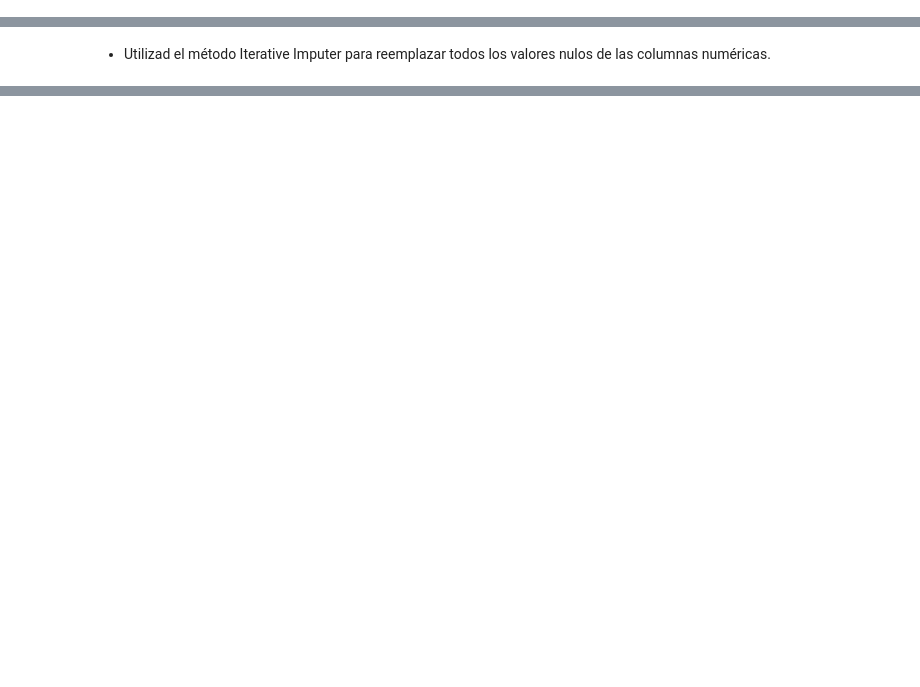
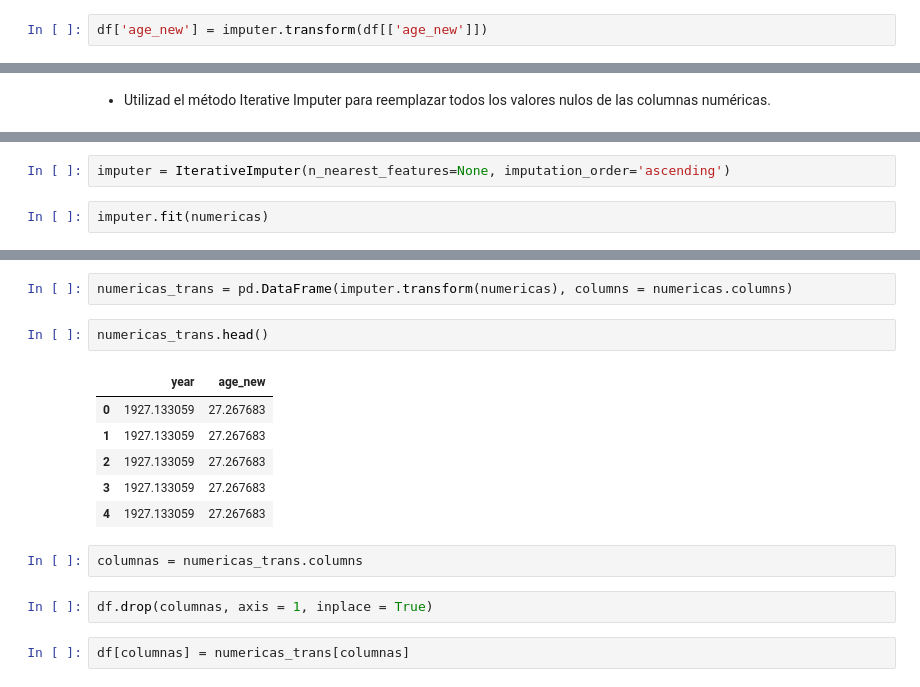
Before and after one commit to Adalab/DA-promo-a-modulo-2-pair-2-Almudena-Olivia, a Jupyter notebook: LIMPIEZA/LIMPIEZA 5/pair_programming_limpieza_5.ipynb, the cells around one changed output, grey strips where cells are left out. Cells and saved outputs as stored; diff of their text form; blank space fills up the shorter version.

```diff
--- a/LIMPIEZA/LIMPIEZA 5/pair_programming_limpieza_5.ipynb
+++ b/LIMPIEZA/LIMPIEZA 5/pair_programming_limpieza_5.ipynb
@@ -24,3 +28,5 @@ Es el momento de eliminar los nulos:
+# %%
+df['age_new'] = imputer.transform(df[['age_new']])
 # %% [markdown]
  - Reemplazad los valores nulos de la columna sex por la moda, usando el método SimpleImputer.
 💡 ** Pista** 💡 La moda en este tipo de aproximación se indica como most_frequent.
@@ -114,0 +156,4 @@ df_knn_imputer = pd.DataFrame(numericas_knn, columns = numericas.columns)
+# %%
+imputer = IterativeImputer(n_nearest_features=None, imputation_order='ascending')
+# %%
+imputer.fit(numericas)
@@ -114,0 +172,17 @@ df_knn_imputer = pd.DataFrame(numericas_knn, columns = numericas.columns)
+# %%
+numericas_trans = pd.DataFrame(imputer.transform(numericas), columns = numericas.columns)
+# %%
+numericas_trans.head()
+# %% [output]
+|  | year | age_new |
+| 0 | 1927.133059 | 27.267683 |
+| 1 | 1927.133059 | 27.267683 |
+| 2 | 1927.133059 | 27.267683 |
+| 3 | 1927.133059 | 27.267683 |
+| 4 | 1927.133059 | 27.267683 |
+# %%
+columnas = numericas_trans.columns
+# %%
+df.drop(columnas, axis = 1, inplace = True)
+# %%
+df[columnas] = numericas_trans[columnas]
```
Also changed, not shown: parts of 21 cells of this notebook, 15 other files.
